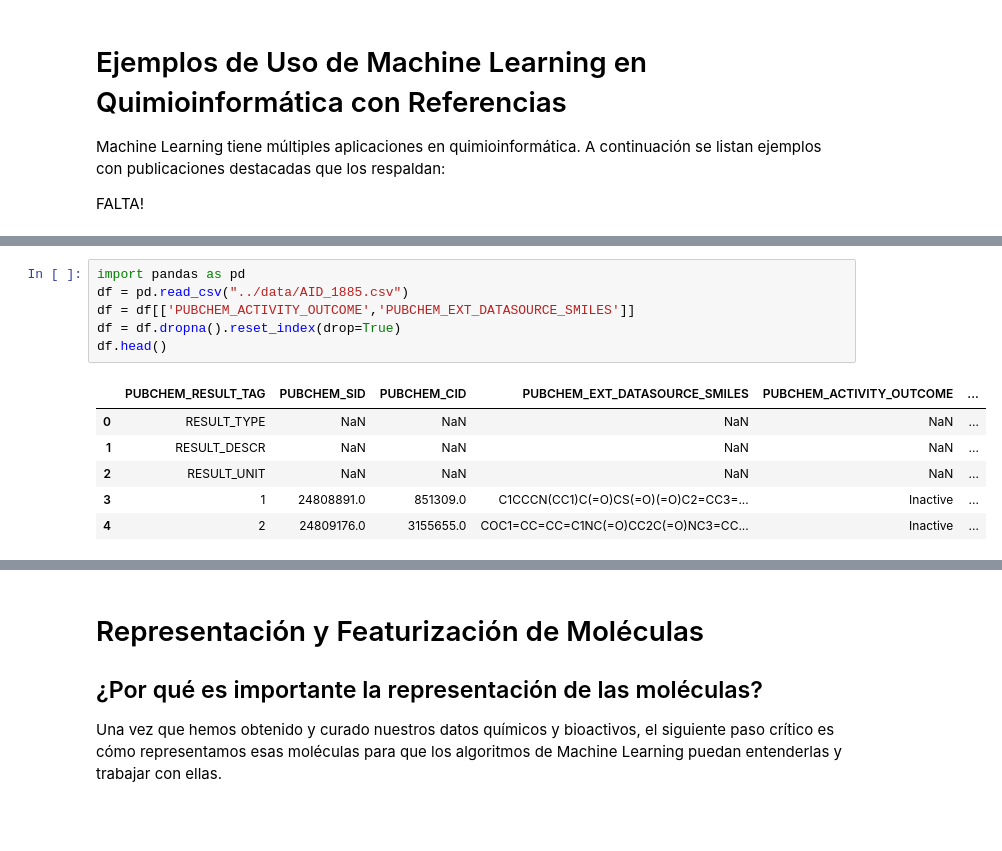
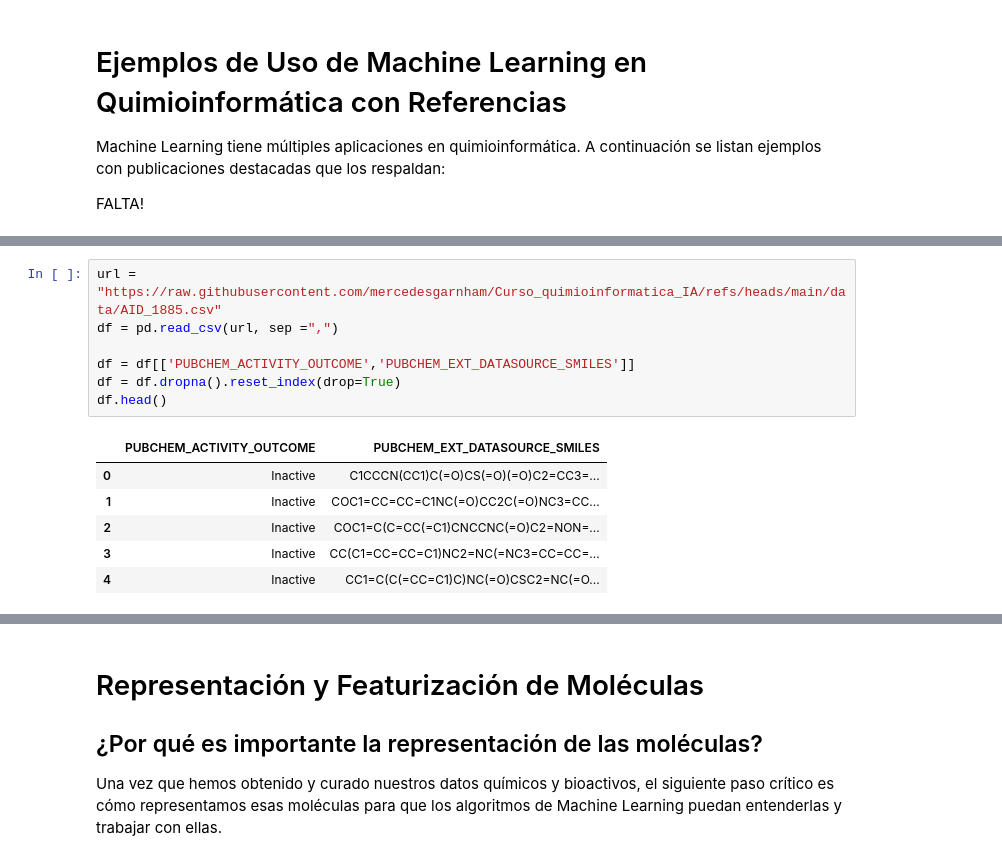
Before and after one commit to mercedesgarnham/Curso_quimioinformatica_IA, a Jupyter notebook: notebooks/guia_de_ejercicios.ipynb, the cells around one changed output, grey strips where cells are left out. Saved outputs shown, nothing was run; the diff lists cells and outputs as text; blank space fills up the shorter version.

```diff
--- a/notebooks/guia_de_ejercicios.ipynb
+++ b/notebooks/guia_de_ejercicios.ipynb
@@ -113,15 +134,16 @@ Successfully installed xgboost-2.1.4
 # %%
-import pandas as pd
-df = pd.read_csv("../data/AID_1885.csv")
+url = "https://raw.githubusercontent.com/mercedesgarnham/Curso_quimioinformatica_IA/refs/heads/main/data/AID_1885.csv"
+df = pd.read_csv(url, sep =",")
+
 df = df[['PUBCHEM_ACTIVITY_OUTCOME','PUBCHEM_EXT_DATASOURCE_SMILES']]
 df = df.dropna().reset_index(drop=True)
 df.head()
 # %% [output]
-|  | PUBCHEM_RESULT_TAG | PUBCHEM_SID | PUBCHEM_CID | PUBCHEM_EXT_DATASOURCE_SMILES | PUBCHEM_ACTIVITY_OUTCOME | ... |
-| 0 | RESULT_TYPE | NaN | NaN | NaN | NaN | ... |
-| 1 | RESULT_DESCR | NaN | NaN | NaN | NaN | ... |
-| 2 | RESULT_UNIT | NaN | NaN | NaN | NaN | ... |
-| 3 | 1 | 24808891.0 | 851309.0 | C1CCCN(CC1)C(=O)CS(=O)(=O)C2=CC3=... | Inactive | ... |
-| 4 | 2 | 24809176.0 | 3155655.0 | COC1=CC=CC=C1NC(=O)CC2C(=O)NC3=CC... | Inactive | ... |
+|  | PUBCHEM_ACTIVITY_OUTCOME | PUBCHEM_EXT_DATASOURCE_SMILES |
+| 0 | Inactive | C1CCCN(CC1)C(=O)CS(=O)(=O)C2=CC3=... |
+| 1 | Inactive | COC1=CC=CC=C1NC(=O)CC2C(=O)NC3=CC... |
+| 2 | Inactive | COC1=C(C=CC(=C1)CNCCNC(=O)C2=NON=... |
+| 3 | Inactive | CC(C1=CC=CC=C1)NC2=NC(=NC3=CC=CC=... |
+| 4 | Inactive | CC1=C(C(=CC=C1)C)NC(=O)CSC2=NC(=O... |
 # %%
 # Visualización rápida
```
Also changed, not shown: parts of 28 cells of this notebook.
